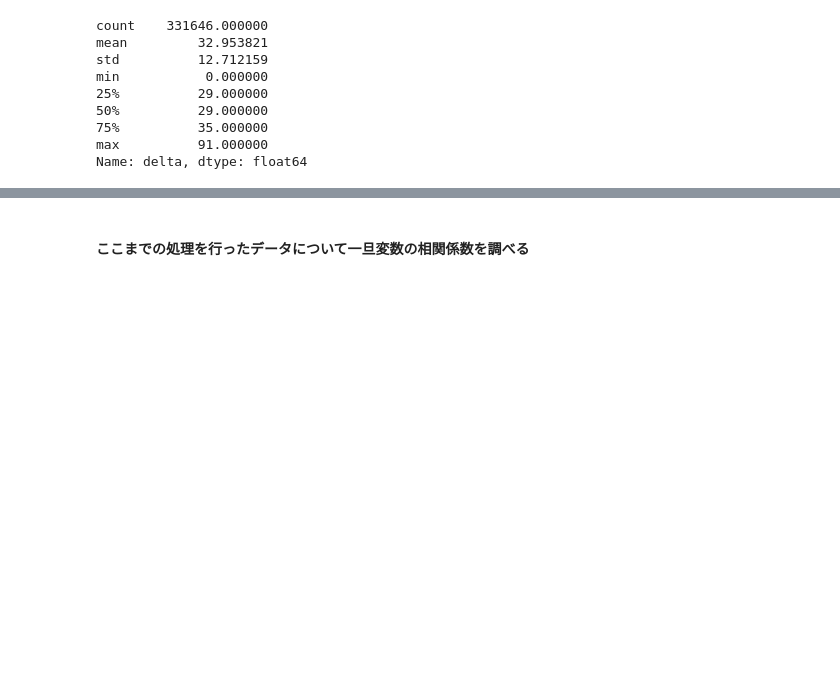
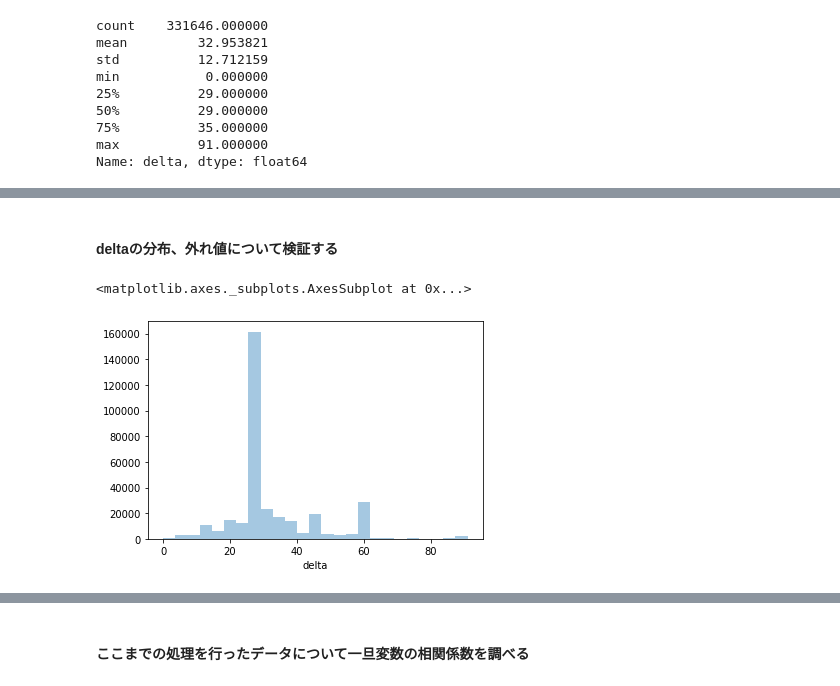
Before and after one commit to energygorilla/skillupAI, a Jupyter notebook: Day1_work_清水源一郎.ipynb, the cells around one changed output, grey strips where cells are left out. Drawn from its saved outputs; the diff is of its cells as text; code cells hidden in the pictures; blank space fills up the shorter version.

```diff
--- a/Day1_work_清水源一郎.ipynb
+++ b/Day1_work_清水源一郎.ipynb
@@ -225,3 +224,10 @@ dtype: object
 | 11 | Lisa Lim New CD! | Indie Rock | Music | USD | 2013-04-08 | 12500.0 | 2013-03-09 06:42:58 | 1 | US | ... |
 | 14 | Tombstone: Old West tabletop game... | Tabletop Games | Games | GBP | 2017-05-03 | 5000.0 | 2017-04-05 19:44:18 | 1 | GB | ... |
 | 18 | Mike Corey's Darkness & Light Album | Music | Music | USD | 2012-08-17 | 250.0 | 2012-08-02 14:11:32 | 1 | US | ... |
+# %% [markdown]
+#### deltaの分布、外れ値について検証する
+# %%
+sns.distplot(df_ks_2['delta'], bins=25, kde=False,rug=False)
+# %% [output]
+<matplotlib.axes._subplots.AxesSubplot at 0x...>
+[figure, added]
```
Also changed, not shown: parts of 17 cells of this notebook.
